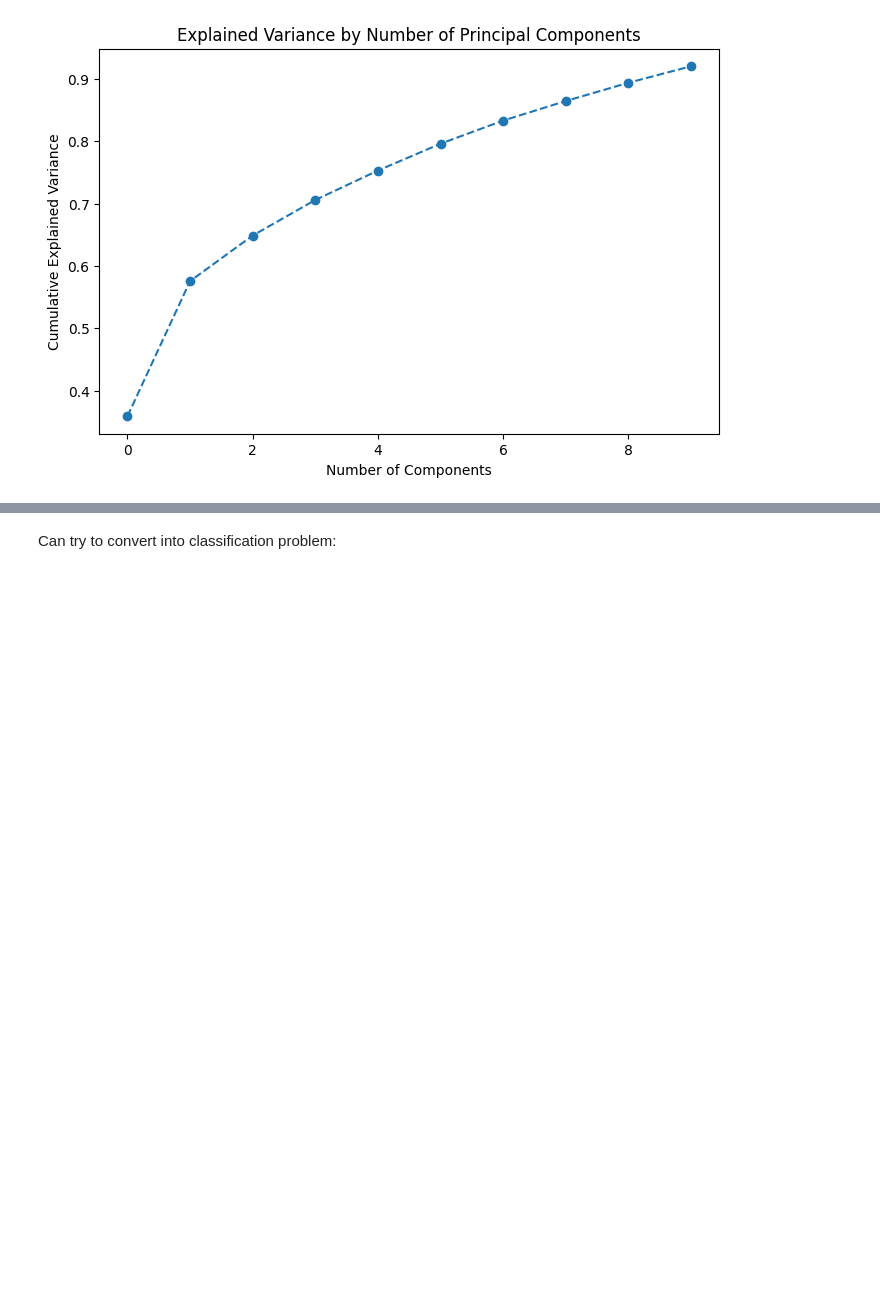
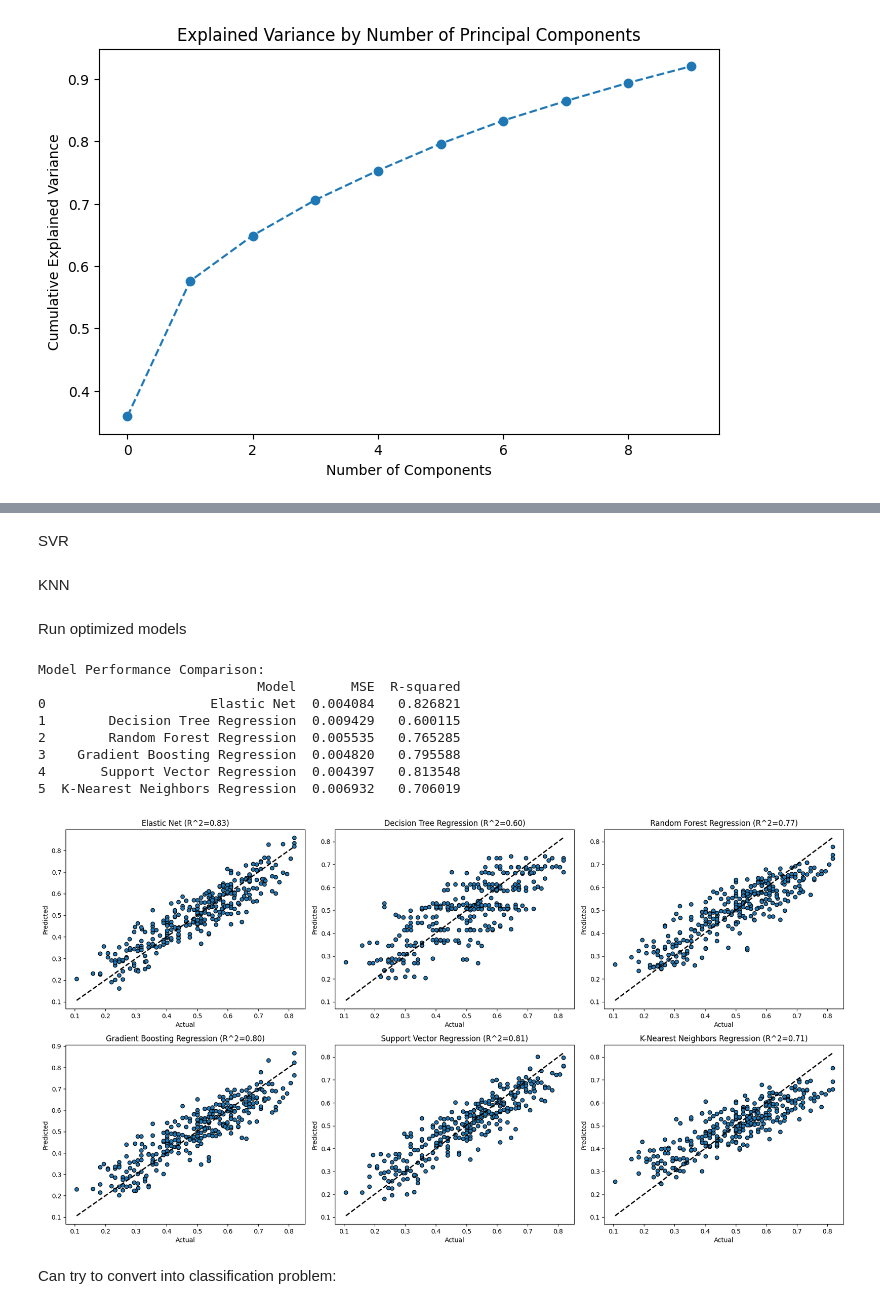
Before and after one commit to ChinmayVar/FinalProject156, a Jupyter notebook: final_proj.ipynb, the cells around one changed output, grey strips where cells are left out. Cells and saved outputs as stored; diff of their text form; code cells hidden in the pictures; blank space fills up the shorter version.

```diff
--- a/final_proj.ipynb
+++ b/final_proj.ipynb
@@ -164,0 +235,2 @@ Model Performance Comparison:
+# %% [markdown]
+SVR
@@ -164,0 +255,2 @@ Model Performance Comparison:
+# %% [markdown]
+KNN
@@ -165,3 +274,63 @@ Model Performance Comparison:
+# %% [markdown]
+Run optimized models
+# %%
+# Models initialization with optimized parameters
+models = {
+    'Elastic Net': ElasticNet(alpha=0.0008765584072672502, l1_ratio=0.99999, random_state=42),
+    'Decision Tree Regression': DecisionTreeRegressor(criterion='squared_error', max_features=5, min_samples_leaf=1, min_samples_split=2, min_weight_fraction_leaf=0.01, random_state=42),
+    'Random Forest Regression': RandomForestRegressor(criterion='squared_error', max_features=1.0, min_samples_leaf=1, min_samples_split=2, min_weight_fraction_leaf=0, random_state=42),
+    'Gradient Boosting Regression': GradientBoostingRegressor(criterion='friedman_mse', learning_rate=0.1, loss='squared_error', max_features=1.0, min_samples_leaf=1, min_samples_split=5, min_weight_fraction_leaf=0, subsample=0.6, random_state=42),
+    'Support Vector Regression': SVR(C=0.1, degree=3, epsilon=0.01, gamma='scale', kernel='rbf', tol=1e-06),
+    'K-Nearest Neighbors Regression': KNeighborsRegressor(algorithm='ball_tree', metric='minkowski', n_neighbors=7, p=3, weights='distance')
+}
+
+# Dictionaries to store results
+mse_results = {}
+r2_results = {}
+
+# Training and prediction
+for name, model in models.items():
+    model.fit(X_train_tilde_pca, y_train)
+    y_pred = model.predict(X_new_tilde_pca)
+    mse_results[name] = mean_squared_error(y_new, y_pred)
+    r2_results[name] = r2_score(y_new, y_pred)
+
+# Display results
+results = pd.DataFrame({
+    'Model': list(mse_results.keys()),
+    'MSE': list(mse_results.values()),
+    'R-squared': list(r2_results.values())
+})
+
+print("Model Performance Comparison:")
+print(results)
+
+# Plotting actual vs predicted values for each model
+plt.figure(figsize=(18, 14))
+
+# Iterate over models for plotting
+for i, (name, model) in enumerate(models.items(), 1):
+    plt.subplot(3, 3, i)
+    model.fit(X_train_tilde_pca, y_train)
+    y_pred = model.predict(X_new_tilde_pca)
+    plt.scatter(y_new, y_pred, edgecolors=(0, 0, 0))
+    plt.plot([y_new.min(), y_new.max()], [y_new.min(), y_new.max()], 'k--', lw=2)
+    plt.xlabel('Actual')
+    plt.ylabel('Predicted')
+    plt.title(f'{name} (R^2={r2_results[name]:.2f})')
+
+plt.tight_layout()
+plt.show()
+# %% [output]
+Model Performance Comparison:
+                            Model       MSE  R-squared
+0                     Elastic Net  0.004084   0.826821
+1        Decision Tree Regression  0.009429   0.600115
+2        Random Forest Regression  0.005535   0.765285
+3    Gradient Boosting Regression  0.004820   0.795588
+4       Support Vector Regression  0.004397   0.813548
+5  K-Nearest Neighbors Regression  0.006932   0.706019
+[figure, added]
 # %% [markdown]
 Can try to convert into classification problem:
 # %%
```
Also changed, not shown: parts of 13 cells of this notebook.
